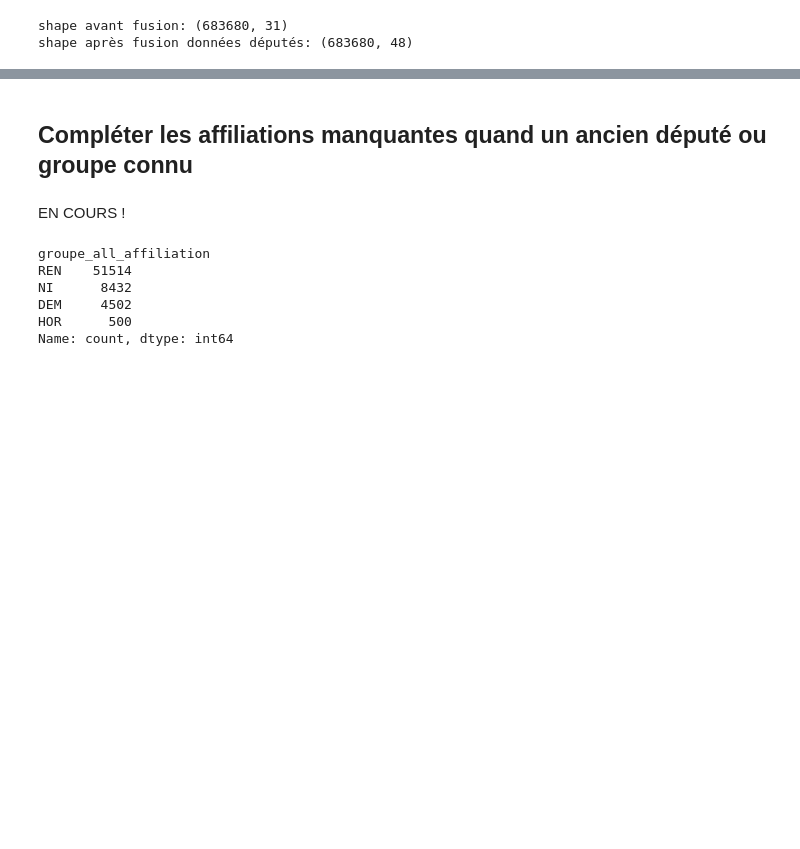
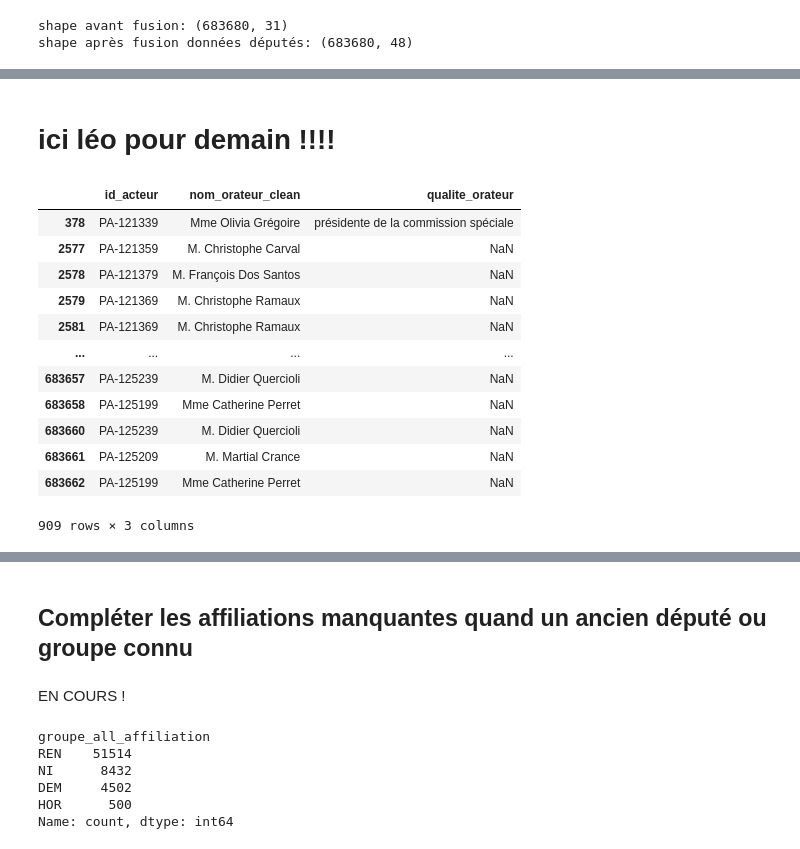
Before and after one commit to Matthias-Levalet/republique-cest-quoi, a Jupyter notebook: notebooks/2_clean_filter.ipynb, the cells around one changed output, grey strips where cells are left out. Saved outputs shown, nothing was run; the diff lists cells and outputs as text; code cells hidden in the pictures; blank space fills up the shorter version.

Commit message:
avancée sur affiliation gvt + nettoyage RN

```diff
--- a/notebooks/2_clean_filter.ipynb
+++ b/notebooks/2_clean_filter.ipynb
@@ -366,14 +335,0 @@ df.loc[condition, "groupe_députés_affiliation"] = "RN"
-# %%
-# LM : JE TOMBE SUR ÇA, JE PENSE QUE Y A UN SOUCI DANS LA LOGIQUE
-
-# Créer une nouvelle variable d’affiliation politique par groupe parlementaire + gouvernement séparé
-df["groupe&gvt_affiliation"] = df["groupe_députés_affiliation"].fillna("GVT")
-
-
-# TODO: LM vérifier ça avec matthias : on est sur que les NA = gouv ?
-# genre y a pas plein d'autres cas interv extérieurs etc ?
-# -> puis genre tous les cas de membre du gouv identifiés avec ancienne affiliation si on fait ?
-# en réalité d'après certaines de mes propres notes pas vraiment de gros gros soucis d'effectif, mais voir
-
-# TODO: POST RDV => ON A BIEN UN PB, TOUTES LES MISSINGS VALUES DEVIENNENT GVT (PA0, "UN DÉPUTÉ MACHIN, ETC.")
-# DONC BIEN L'ENJEU D'IDENTIFIER LA FONCTION/STATUT, OU DE GÉRER AU CAS PAR CAS, PAR EXEMPLE IF ID != PA0 (ET DE PA-, ETC.)
@@ -379,0 +533,2 @@ df["groupe&gvt_affiliation"] = df["groupe_députés_affiliation"].fillna("GVT")
+# %% [markdown]
+# ici léo pour demain !!!!
@@ -379,0 +537,20 @@ df["groupe&gvt_affiliation"] = df["groupe_députés_affiliation"].fillna("GVT")
+# %%
+missing_affil = df[df["affiliation"].isna()][
+    ["id_acteur", "nom_orateur_clean", "qualite_orateur"]
+]
+missing_affil = missing_affil[missing_affil["id_acteur"] != "PA0"]
+missing_affil
+# %% [output]
+|  | id_acteur | nom_orateur_clean | qualite_orateur |
+| 378 | PA-121339 | Mme Olivia Grégoire | présidente de la commission spéciale |
+| 2577 | PA-121359 | M. Christophe Carval | NaN |
+| 2578 | PA-121379 | M. François Dos Santos | NaN |
+| 2579 | PA-121369 | M. Christophe Ramaux | NaN |
+| 2581 | PA-121369 | M. Christophe Ramaux | NaN |
+| ... | ... | ... | ... |
+| 683657 | PA-125239 | M. Didier Quercioli | NaN |
+| 683658 | PA-125199 | Mme Catherine Perret | NaN |
+| 683660 | PA-125239 | M. Didier Quercioli | NaN |
+| 683661 | PA-125209 | M. Martial Crance | NaN |
+| 683662 | PA-125199 | Mme Catherine Perret | NaN |
+909 rows × 3 columns
```
Also changed, not shown: parts of 25 cells of this notebook, 1 other file.
